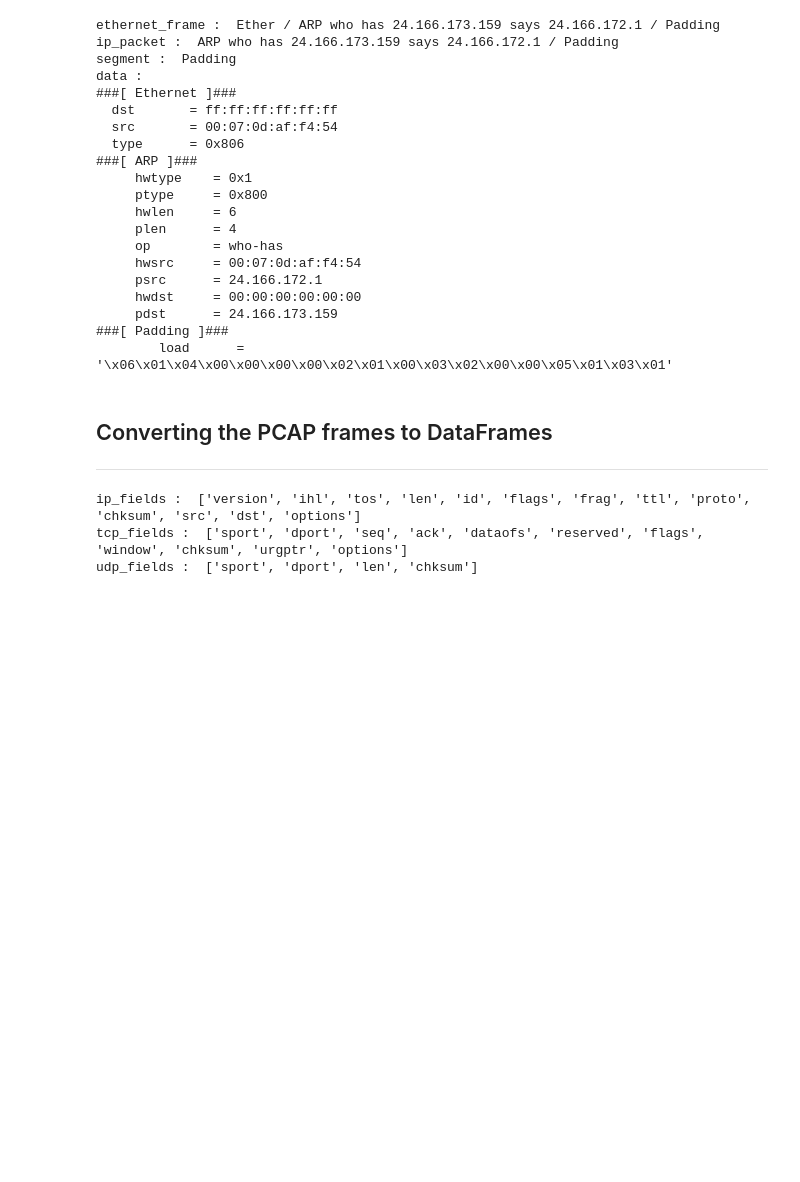
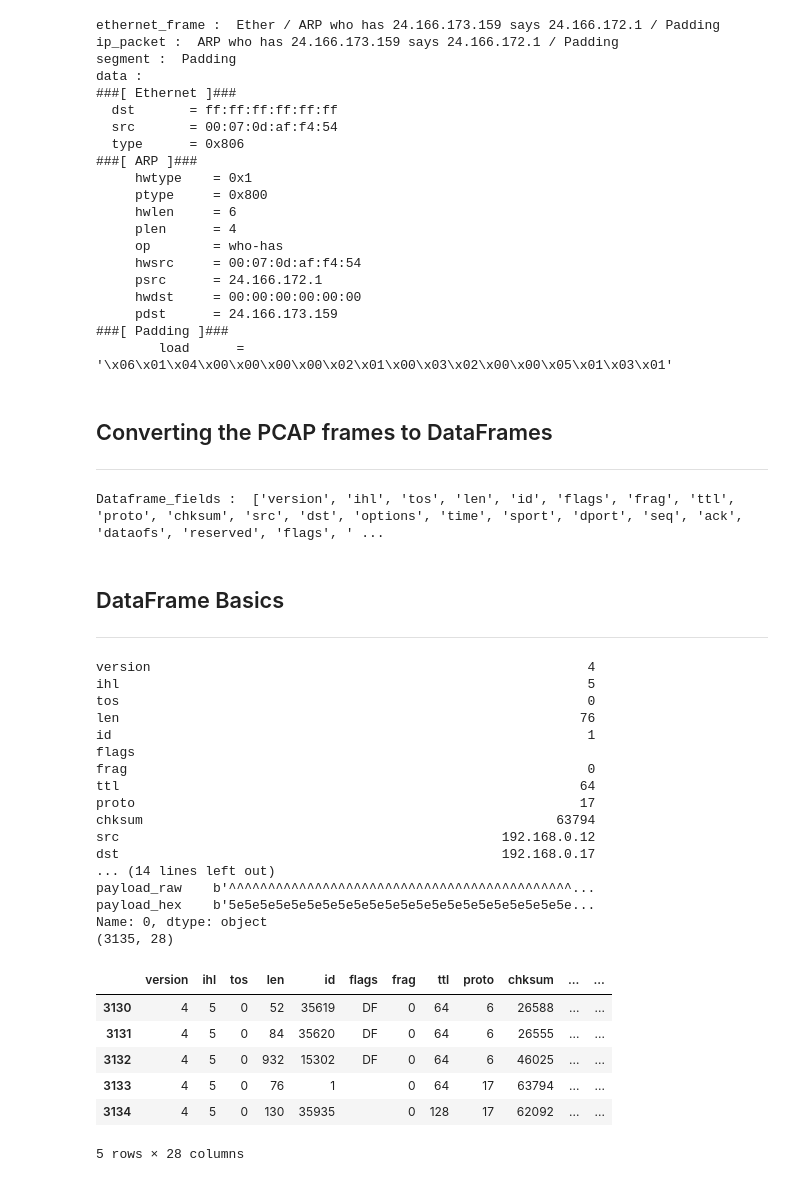
Before and after one commit to bedangSen/Wireshark-Packet-Analysis, a Jupyter notebook: Wireshark Packet Analyzer.ipynb, the cells around one changed output. Cells and saved outputs as stored; diff of their text form; code cells hidden in the pictures; blank space fills up the shorter version.

Commit message:
Transform PCAP to Dataframe

```diff
--- a/Wireshark Packet Analyzer.ipynb
+++ b/Wireshark Packet Analyzer.ipynb
@@ -117,6 +117,8 @@ udp_fields = [field.name for field in UDP().fields_desc]
 # print("udp_fields : ", udp_fields)
 
 dataframe_fields = ip_fields + ['time'] + tcp_fields + ['payload', 'payload_raw', 'payload_hex']
+
+print("Dataframe_fields : ", dataframe_fields)
 
 # Create a blank DataFrame.
 df = pd.DataFrame(columns = dataframe_fields)
@@ -157,6 +159,44 @@ df = df.reset_index()
 # Drop old index column
 df = df.drop(columns="index")
 # %% [output]
-ip_fields :  ['version', 'ihl', 'tos', 'len', 'id', 'flags', 'frag', 'ttl', 'proto', 'chksum', 'src', 'dst', 'options']
-tcp_fields :  ['sport', 'dport', 'seq', 'ack', 'dataofs', 'reserved', 'flags', 'window', 'chksum', 'urgptr', 'options']
-udp_fields :  ['sport', 'dport', 'len', 'chksum']
+Dataframe_fields :  ['version', 'ihl', 'tos', 'len', 'id', 'flags', 'frag', 'ttl', 'proto', 'chksum', 'src', 'dst', 'options', 'time', 'sport', 'dport', 'seq', 'ack', 'dataofs', 'reserved', 'flags', ' ...
+# %% [markdown]
+## DataFrame Basics
+
+***
+# %%
+# Retrieve first row from DataFrame
+print(df.iloc[0])
+
+print(df.shape)
+
+# Return first 5 rows
+df.head()
+
+# Return last 5 rows
+df.tail()
+# %% [output]
+version                                                        4
+ihl                                                            5
+tos                                                            0
+len                                                           76
+id                                                             1
+flags
+frag                                                           0
+ttl                                                           64
+proto                                                         17
+chksum                                                     63794
+src                                                 192.168.0.12
+dst                                                 192.168.0.17
+... (14 lines left out)
+payload_raw    b'^^^^^^^^^^^^^^^^^^^^^^^^^^^^^^^^^^^^^^^^^^^^...
+payload_hex    b'5e5e5e5e5e5e5e5e5e5e5e5e5e5e5e5e5e5e5e5e5e5e...
+Name: 0, dtype: object
+(3135, 28)
+|  | version | ihl | tos | len | id | flags | frag | ttl | proto | chksum | ... | ... |
+| 3130 | 4 | 5 | 0 | 52 | 35619 | DF | 0 | 64 | 6 | 26588 | ... | ... |
+| 3131 | 4 | 5 | 0 | 84 | 35620 | DF | 0 | 64 | 6 | 26555 | ... | ... |
+| 3132 | 4 | 5 | 0 | 932 | 15302 | DF | 0 | 64 | 6 | 46025 | ... | ... |
+| 3133 | 4 | 5 | 0 | 76 | 1 |  | 0 | 64 | 17 | 63794 | ... | ... |
+| 3134 | 4 | 5 | 0 | 130 | 35935 |  | 0 | 128 | 17 | 62092 | ... | ... |
+5 rows × 28 columns
```
